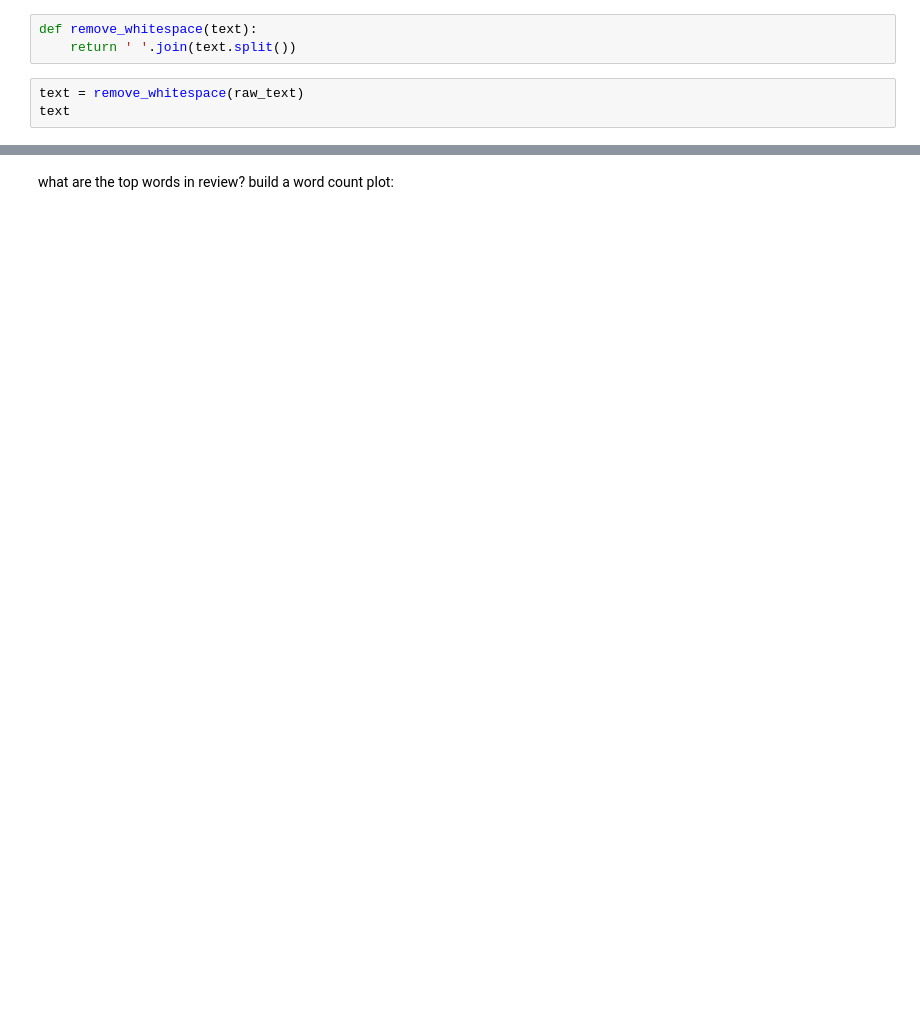
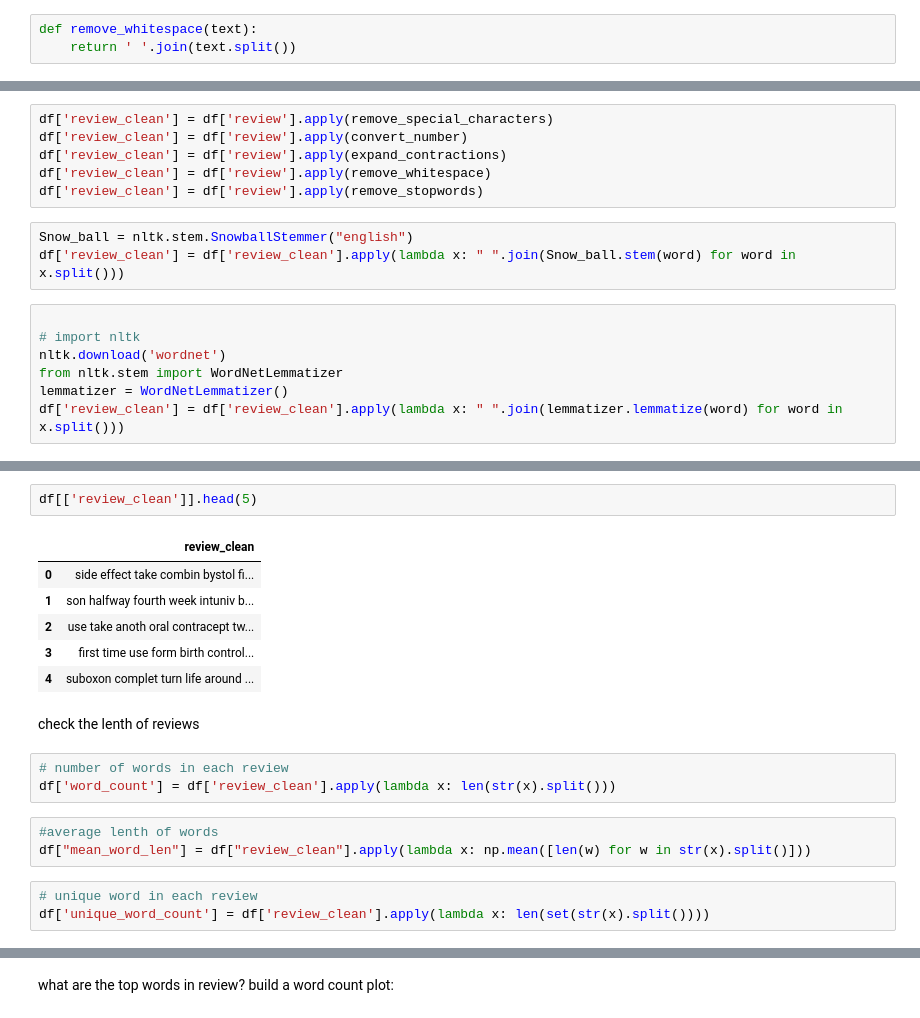
Before and after one commit to Gardenialover/Capstone_Three_Project, a Jupyter notebook: notebooks/data wranging and EDA .ipynb, the cells around one changed output, grey strips where cells are left out. Saved outputs shown, nothing was run; the diff lists cells and outputs as text; blank space fills up the shorter version.

Commit message:
check in data wranging

```diff
--- a/notebooks/data wranging and EDA .ipynb
+++ b/notebooks/data wranging and EDA .ipynb
@@ -468,6 +445,3 @@ text
 # %%
 def remove_whitespace(text):
     return ' '.join(text.split())
-# %%
-text = remove_whitespace(raw_text)
-text
@@ -512,0 +465,16 @@ text
+# %%
+df['review_clean'] = df['review'].apply(remove_special_characters)
+df['review_clean'] = df['review'].apply(convert_number)
+df['review_clean'] = df['review'].apply(expand_contractions)
+df['review_clean'] = df['review'].apply(remove_whitespace)
+df['review_clean'] = df['review'].apply(remove_stopwords)
+# %%
+Snow_ball = nltk.stem.SnowballStemmer("english")
+df['review_clean'] = df['review_clean'].apply(lambda x: " ".join(Snow_ball.stem(word) for word in x.split()))
+# %%
+
+# import nltk
+nltk.download('wordnet')
+from nltk.stem import WordNetLemmatizer
+lemmatizer = WordNetLemmatizer()
+df['review_clean'] = df['review_clean'].apply(lambda x: " ".join(lemmatizer.lemmatize(word) for word in x.split()))
@@ -512,0 +484,20 @@ text
+# %%
+df[['review_clean']].head(5)
+# %% [output]
+|  | review_clean |
+| 0 | side effect take combin bystol fi... |
+| 1 | son halfway fourth week intuniv b... |
+| 2 | use take anoth oral contracept tw... |
+| 3 | first time use form birth control... |
+| 4 | suboxon complet turn life around ... |
+# %% [markdown]
+check the lenth of reviews
+# %%
+# number of words in each review
+df['word_count'] = df['review_clean'].apply(lambda x: len(str(x).split()))
+# %%
+#average lenth of words
+df["mean_word_len"] = df["review_clean"].apply(lambda x: np.mean([len(w) for w in str(x).split()]))
+# %%
+# unique word in each review
+df['unique_word_count'] = df['review_clean'].apply(lambda x: len(set(str(x).split())))
```
Also changed, not shown: parts of 25 cells of this notebook, 1 other file.
